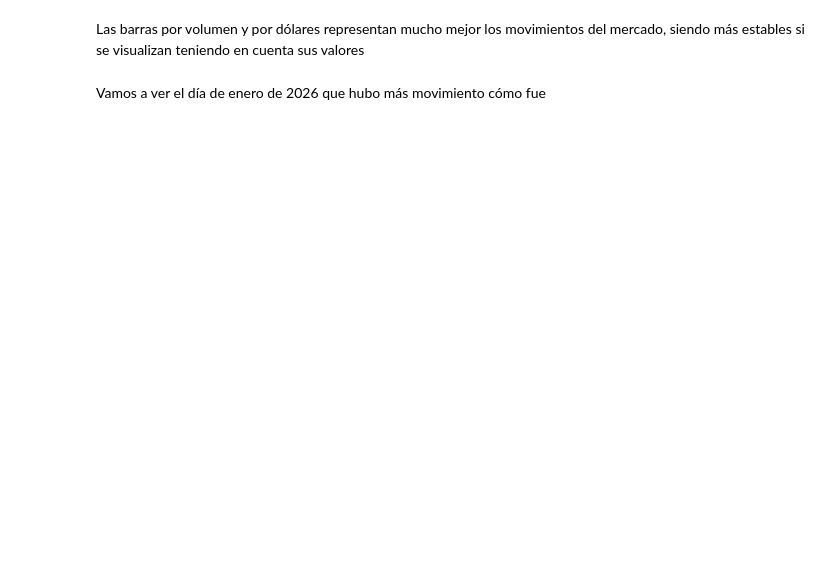
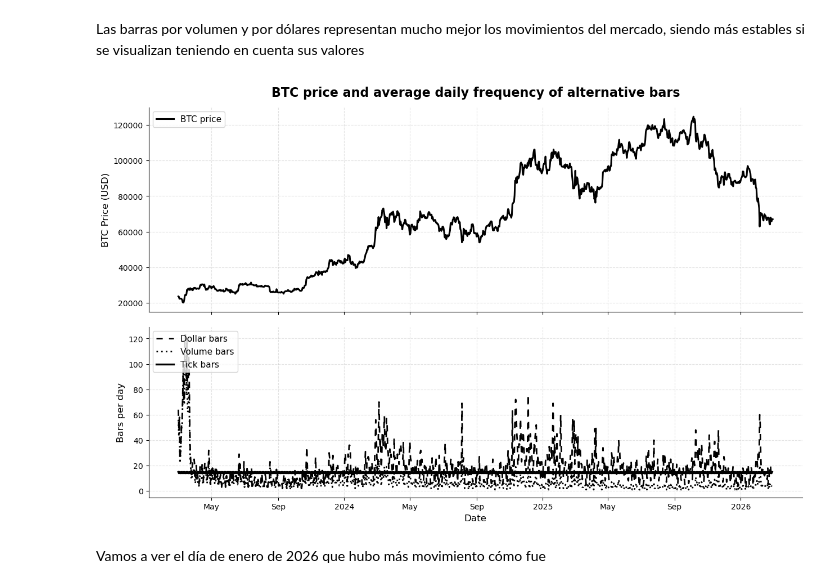
Before and after one commit to mirdbg/Analyzing_5mindata, a Jupyter notebook: Notebook.ipynb, the cells around one changed output. Drawn from its saved outputs; the diff is of its cells as text; code cells hidden in the pictures; blank space fills up the shorter version.

```diff
--- a/Notebook.ipynb
+++ b/Notebook.ipynb
@@ -490,4 +527,102 @@ plt.show()
 # %% [markdown]
 Las barras por volumen y por dólares representan mucho mejor los movimientos del mercado, siendo más estables si se visualizan teniendo en cuenta sus valores
+# %%
+
+# -----------------------------
+# Serie de precio diaria
+# -----------------------------
+price_daily = (
+    df_clean.set_index("open_time")["close"]
+    .resample("D")
+    .last()
+)
+
+# -----------------------------
+# Figura con 2 paneles
+# -----------------------------
+fig, (ax_top, ax_bottom) = plt.subplots(
+    nrows=2,
+    ncols=1,
+    figsize=(15, 9),
+    sharex=True,
+    gridspec_kw={"height_ratios": [1.2, 1], "hspace": 0.08}
+)
+
+# =========================================================
+# PANEL SUPERIOR: PRECIO BTC
+# =========================================================
+ax_top.plot(
+    price_daily.index,
+    price_daily.values,
+    linewidth=2.2,
+    color="black",
+    label="BTC price"
+)
+
+ax_top.set_title(
+    "BTC price and average daily frequency of alternative bars",
+    fontsize=16,
+    fontweight="bold",
+    pad=14
+)
+ax_top.set_ylabel("BTC Price (USD)", fontsize=12)
+ax_top.grid(True, linestyle="--", linewidth=0.8, alpha=0.35)
+ax_top.legend(loc="upper left", frameon=True, fontsize=11)
+ax_top.spines["top"].set_visible(False)
+ax_top.spines["right"].set_visible(False)
+
+# =========================================================
+# PANEL INFERIOR: FRECUENCIA DE BARRAS
+# =========================================================
+ax_bottom.plot(
+    dollar_daily.index,
+    dollar_daily.values,
+    linestyle=(0, (4, 4)),  # línea discontinua tipo paper
+    linewidth=2.0,
+    color="black",
+    label="Dollar bars"
+)
+
+ax_bottom.plot(
+    volume_daily.index,
+    volume_daily.values,
+    linestyle=(0, (1, 2)),  # punteada
+    linewidth=2.0,
+    color="black",
+    label="Volume bars"
+)
+
+ax_bottom.plot(
+    tick_daily.index,
+    tick_daily.values,
+    linestyle="-",  # continua
+    linewidth=2.4,
+    color="black",
+    label="Tick bars"
+)
+
+ax_bottom.set_ylabel("Bars per day", fontsize=12)
+ax_bottom.set_xlabel("Date", fontsize=12)
+ax_bottom.grid(True, linestyle="--", linewidth=0.8, alpha=0.35)
+ax_bottom.legend(loc="upper left", frameon=True, fontsize=11)
+ax_bottom.spines["top"].set_visible(False)
+ax_bottom.spines["right"].set_visible(False)
+
+# =========================================================
+# FORMATO DE FECHAS
+# =========================================================
+locator = mdates.AutoDateLocator()
+formatter = mdates.ConciseDateFormatter(locator)
+
+ax_bottom.xaxis.set_major_locator(locator)
+ax_bottom.xaxis.set_major_formatter(formatter)
+
+# =========================================================
+# AJUSTE FINAL
+# =========================================================
+fig.tight_layout()
+plt.show()
+# %% [output]
+[figure, added]
 # %% [markdown]
 Vamos a ver el día de enero de 2026 que hubo más movimiento cómo fue
```
Also changed, not shown: parts of 20 cells of this notebook.
